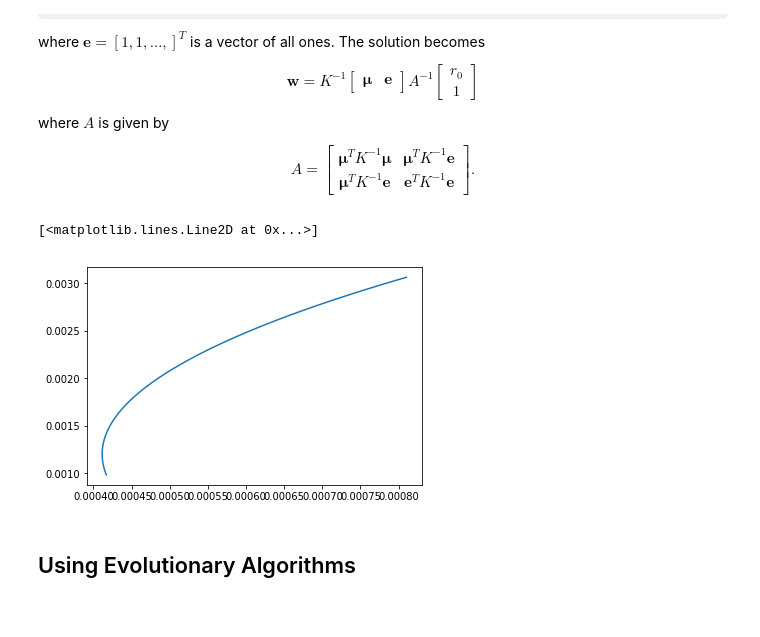
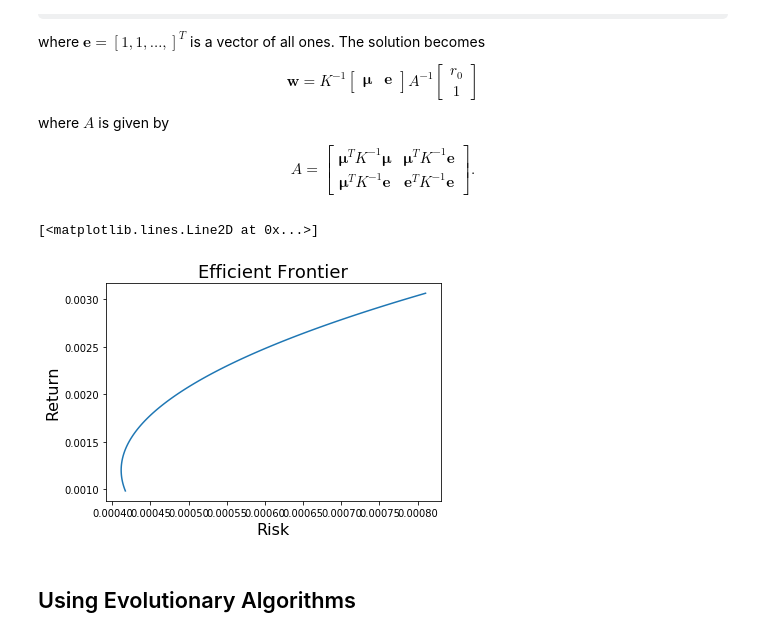
Before and after one commit to mikhailgaerlan/Portfolio-Efficient-Frontier, a Jupyter notebook: Efficient Frontier.ipynb, the cells around one changed output. Drawn from its saved outputs; the diff is of its cells as text; code cells hidden in the pictures; some formulas as TeX source.

```diff
--- a/Efficient Frontier.ipynb
+++ b/Efficient Frontier.ipynb
@@ -99,10 +99,13 @@ def get_ret_var(return0):
 # %%
 frontier = np.array([get_ret_var(return0[0]) for return0 in returns])
 x,y = frontier.T
+plt.title('Efficient Frontier',fontsize=18)
+plt.xlabel('Risk',fontsize=16)
+plt.ylabel('Return',fontsize=16)
 plt.plot(x,y)
 # %% [output]
 [<matplotlib.lines.Line2D at 0x...>]
-[figure, old version]
+[figure, new version]
 # %% [markdown]
 ## Using Evolutionary Algorithms
 # %%
```
Also changed, not shown: parts of 4 cells of this notebook, 2 other files.
